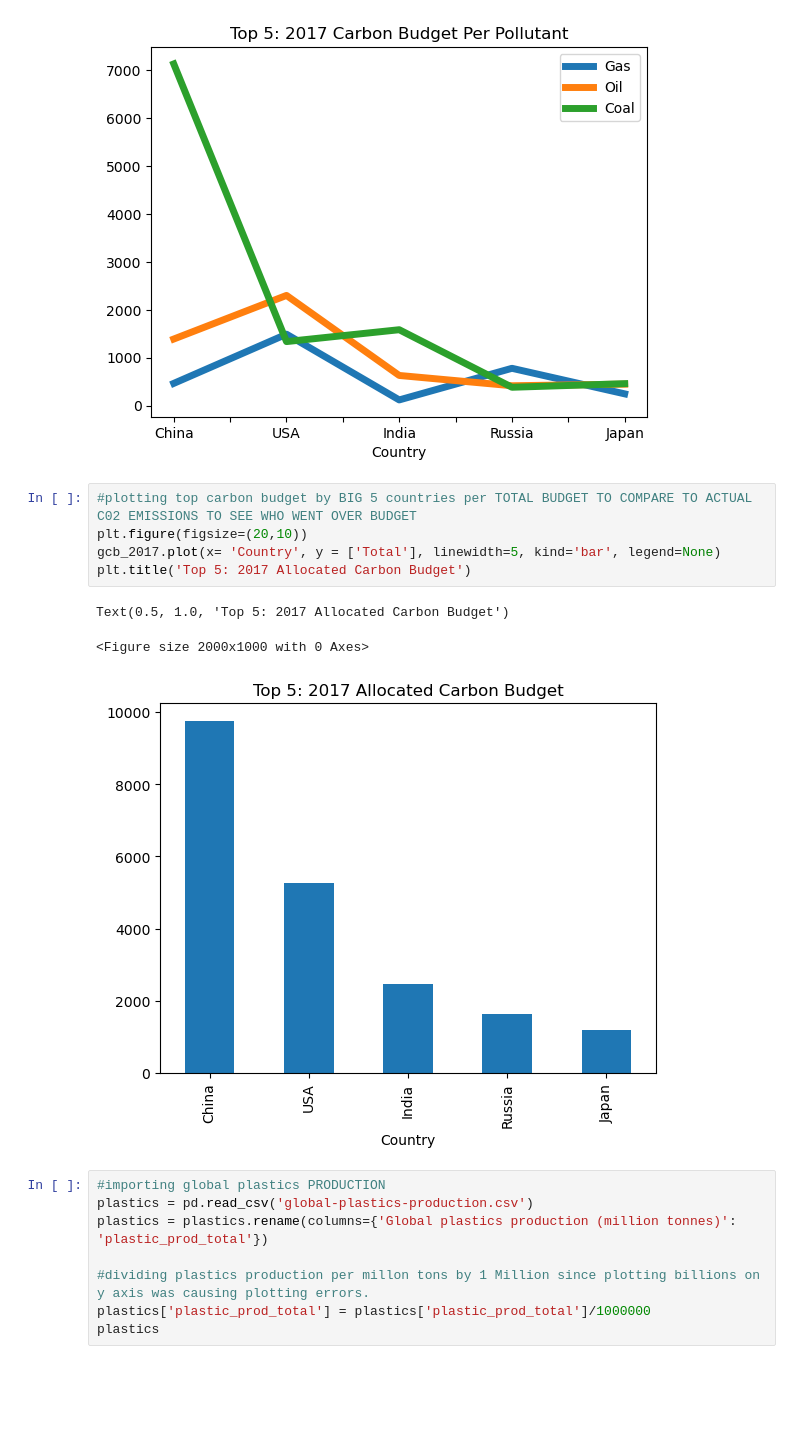
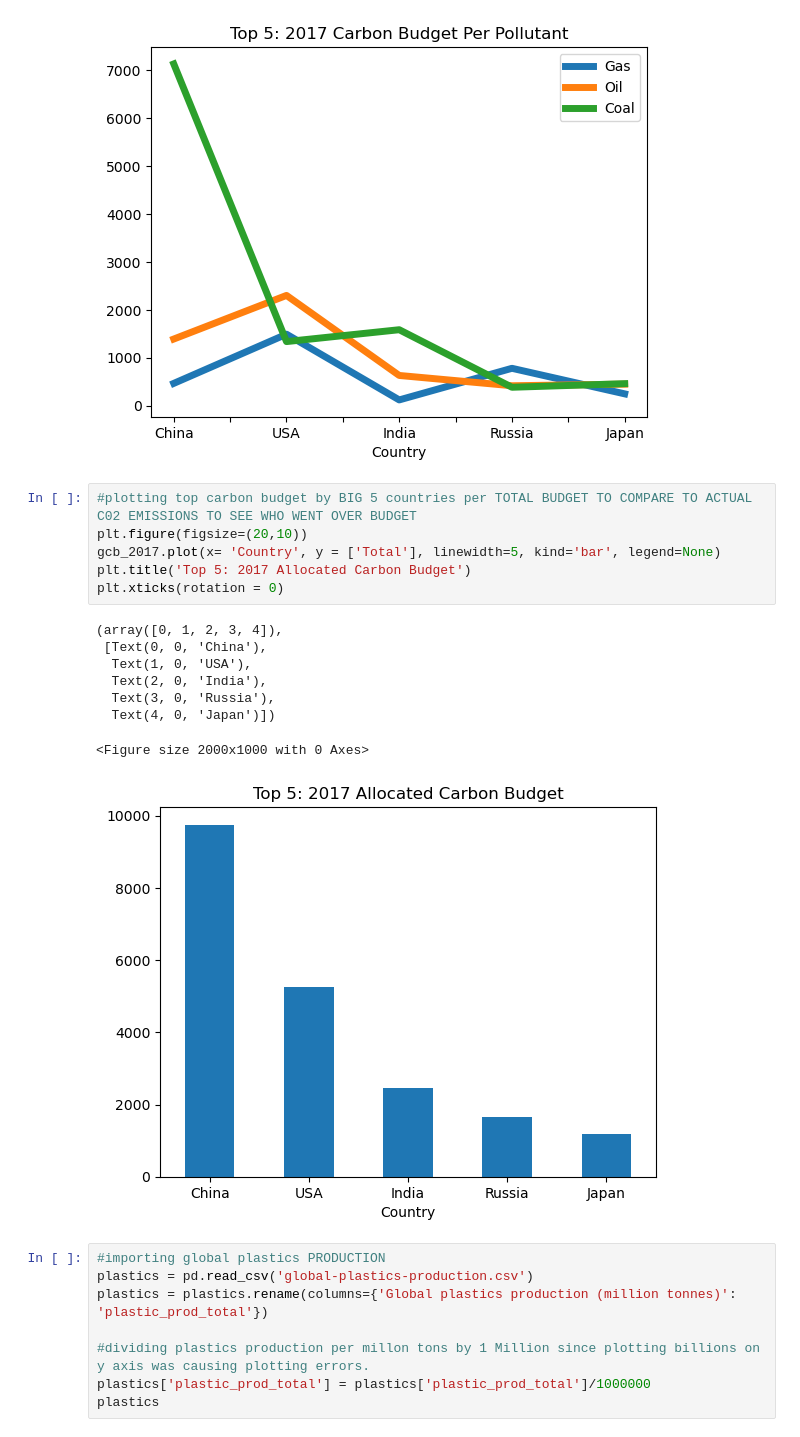
Before and after one commit to treybourgeois/nss_capstone_2021, a Jupyter notebook: data2/capstone_notebook.ipynb, the cells around one changed output. Saved outputs shown, nothing was run; the diff lists cells and outputs as text; blank space fills up the shorter version.

```diff
--- a/data2/capstone_notebook.ipynb
+++ b/data2/capstone_notebook.ipynb
@@ -351,12 +388,18 @@ Text(0.5, 1.0, 'Top 5: 2017 Carbon Budget Per Pollutant')
 # %%
 #plotting top carbon budget by BIG 5 countries per TOTAL BUDGET TO COMPARE TO ACTUAL C02 EMISSIONS TO SEE WHO WENT OVER BUDGET
 plt.figure(figsize=(20,10))
 gcb_2017.plot(x= 'Country', y = ['Total'], linewidth=5, kind='bar', legend=None)
 plt.title('Top 5: 2017 Allocated Carbon Budget')
+plt.xticks(rotation = 0)
 # %% [output]
-Text(0.5, 1.0, 'Top 5: 2017 Allocated Carbon Budget')
+(array([0, 1, 2, 3, 4]),
+ [Text(0, 0, 'China'),
+  Text(1, 0, 'USA'),
+  Text(2, 0, 'India'),
+  Text(3, 0, 'Russia'),
+  Text(4, 0, 'Japan')])
 <Figure size 2000x1000 with 0 Axes>
-[figure, old version]
+[figure, new version]
 # %%
 #importing global plastics PRODUCTION
 plastics = pd.read_csv('global-plastics-production.csv')
```
Also changed, not shown: parts of 9 cells of this notebook, 4 other files.
